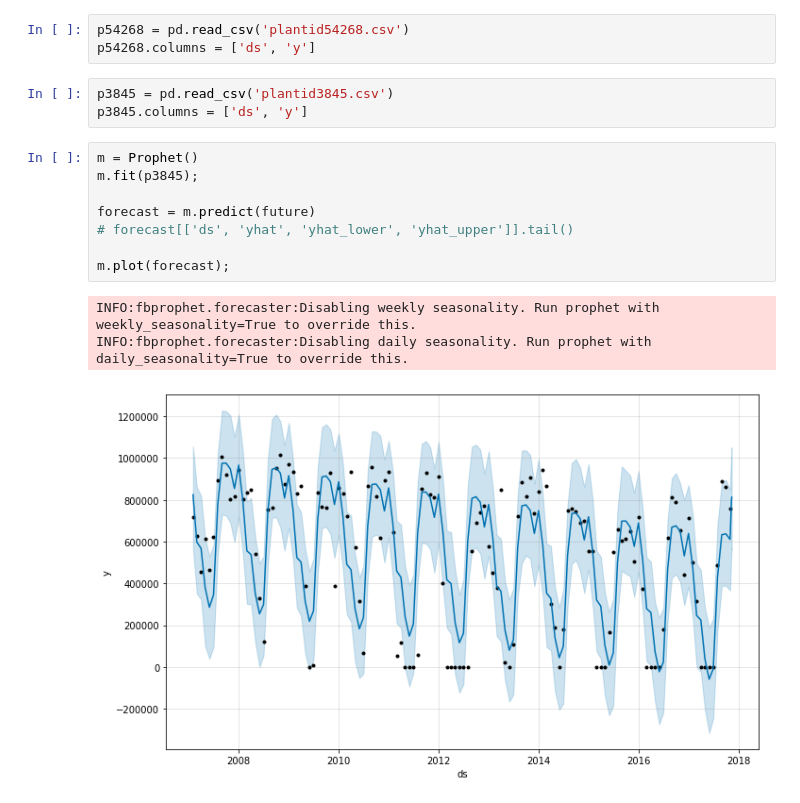
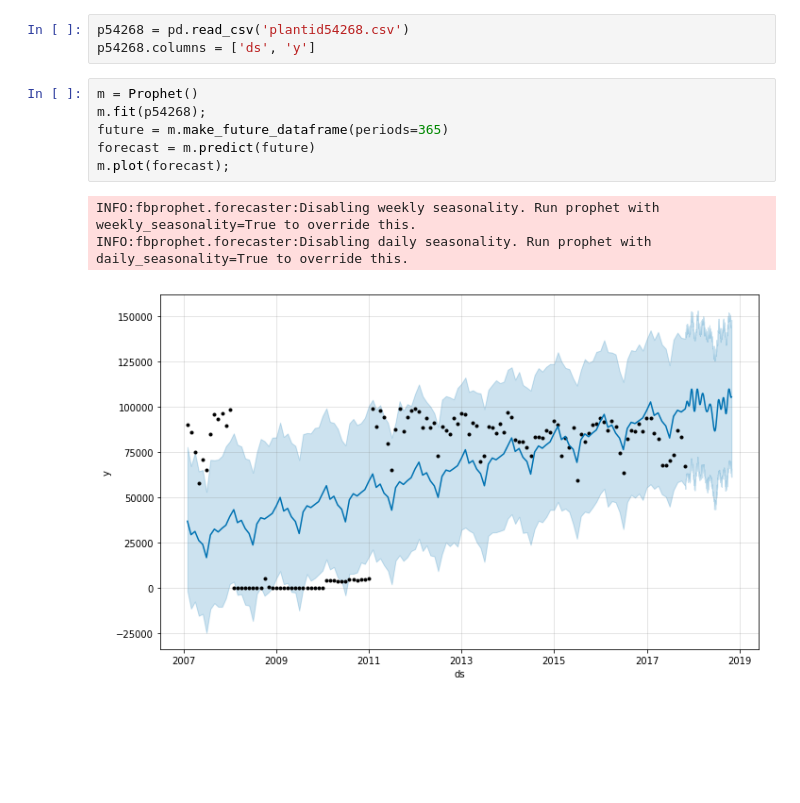
Before and after one commit to xingliuUT/battery_planner, a Jupyter notebook: prediction_model.ipynb, the cells around one changed output. Cells and saved outputs as stored; diff of their text form; blank space fills up the shorter version.

```diff
--- a/prediction_model.ipynb
+++ b/prediction_model.ipynb
@@ -6,21 +42,16 @@ from fbprophet import Prophet
 # %%
 p54268 = pd.read_csv('plantid54268.csv')
 p54268.columns = ['ds', 'y']
-# %%
-p3845 = pd.read_csv('plantid3845.csv')
-p3845.columns = ['ds', 'y']
 # %%
 m = Prophet()
-m.fit(p3845);
-
+m.fit(p54268);
+future = m.make_future_dataframe(periods=365)
 forecast = m.predict(future)
-# forecast[['ds', 'yhat', 'yhat_lower', 'yhat_upper']].tail()
-
 m.plot(forecast);
 # %% [output]
 INFO:fbprophet.forecaster:Disabling weekly seasonality. Run prophet with weekly_seasonality=True to override this.
 INFO:fbprophet.forecaster:Disabling daily seasonality. Run prophet with daily_seasonality=True to override this.
-[figure, old version]
+[figure, new version]
 # %%
 m.plot_components(forecast);
 # %% [output]
```
Also changed, not shown: parts of 7 cells of this notebook.
